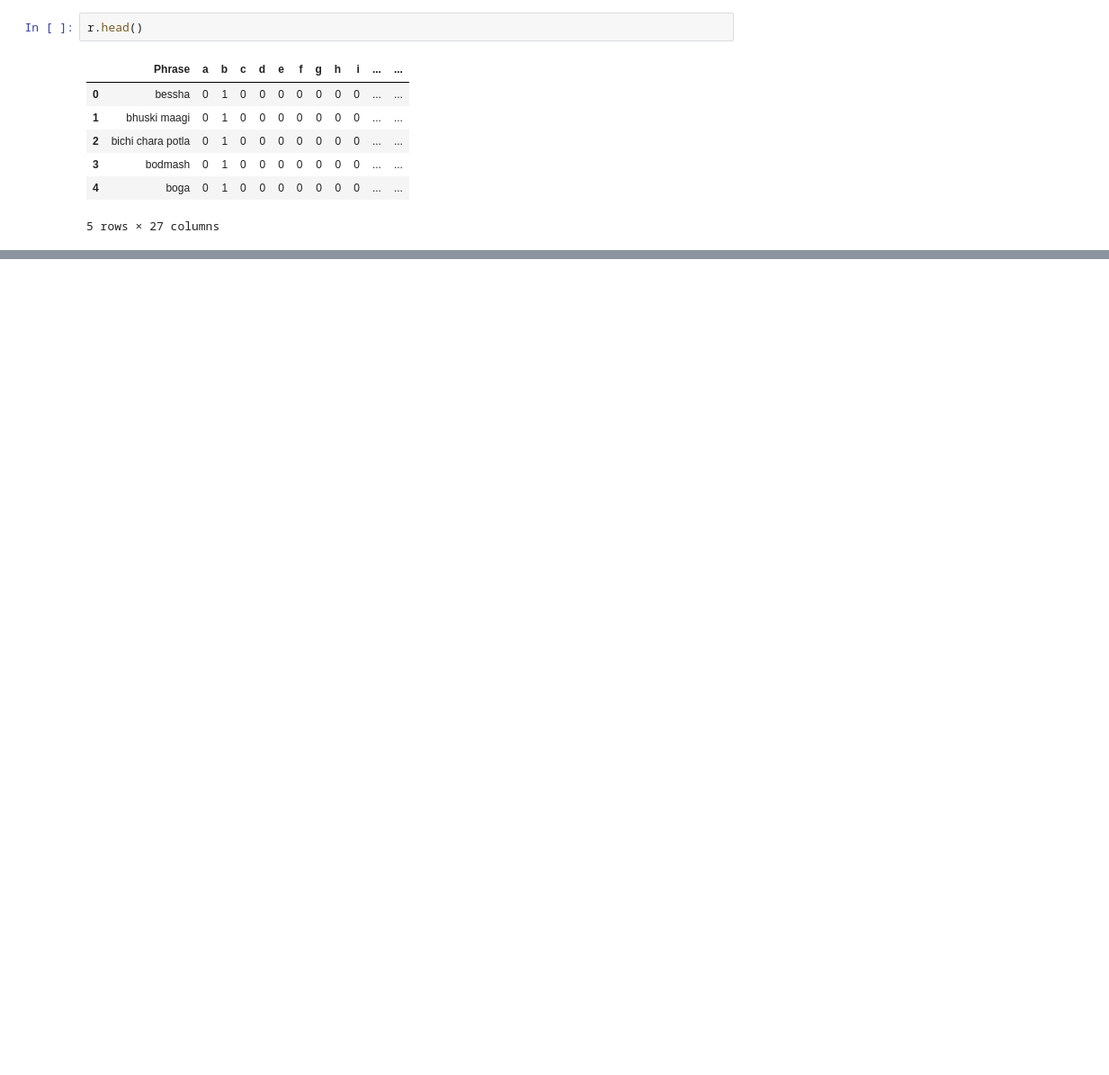
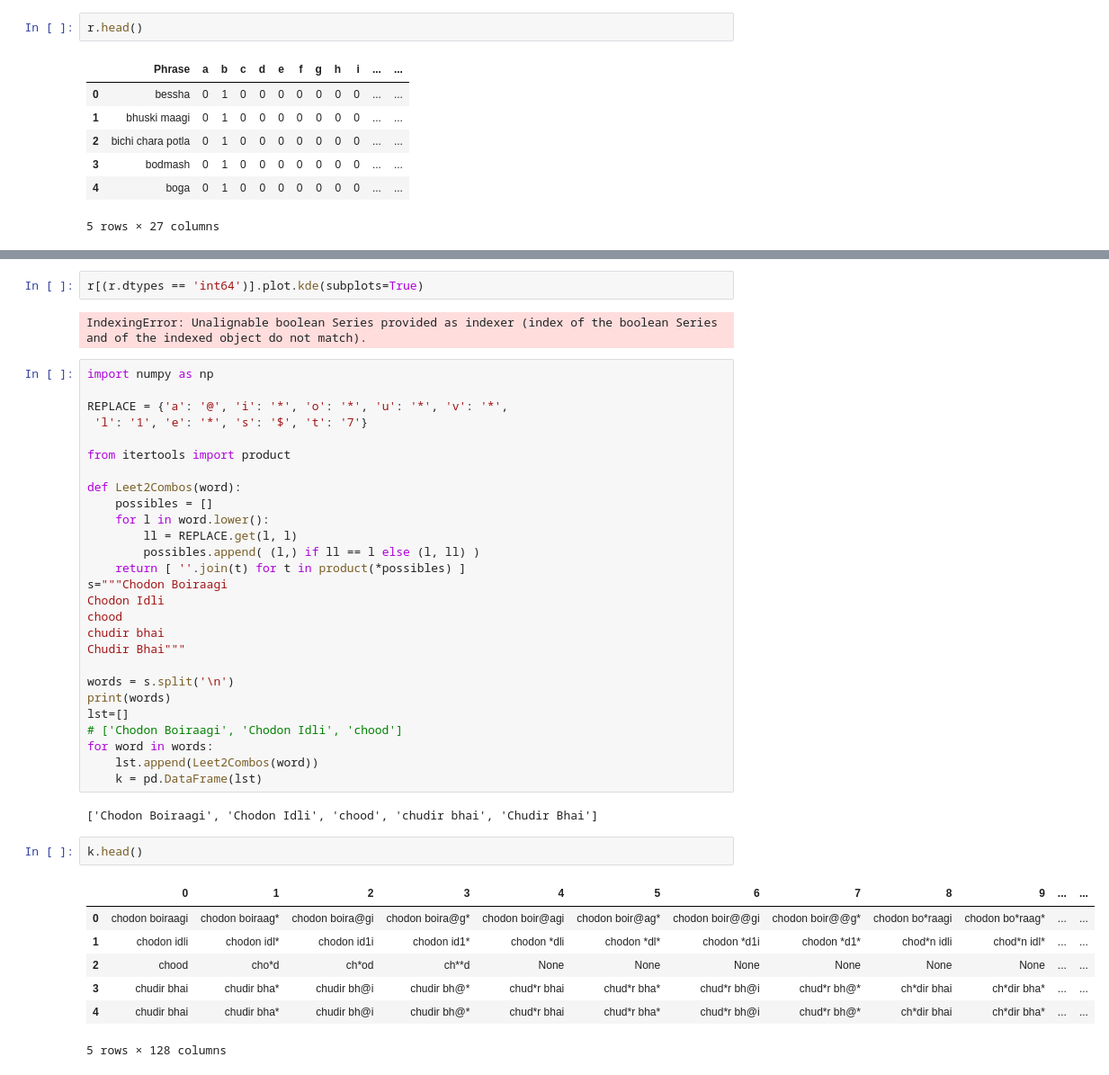
Before and after one commit to viveks-codes/IBW-Dataset, a Jupyter notebook: PrepAndMerge.ipynb, the cells around one changed output, grey strips where cells are left out. Shown at 90% size. Cells and saved outputs as stored; diff of their text form; blank space fills up the shorter version.

```diff
--- a/PrepAndMerge.ipynb
+++ b/PrepAndMerge.ipynb
@@ -312,0 +332,43 @@ r.shape
+# %%
+r[(r.dtypes == 'int64')].plot.kde(subplots=True)
+# %% [output]
+IndexingError: Unalignable boolean Series provided as indexer (index of the boolean Series and of the indexed object do not match).
+# %%
+import numpy as np
+
+REPLACE = {'a': '@', 'i': '*', 'o': '*', 'u': '*', 'v': '*',
+ 'l': '1', 'e': '*', 's': '$', 't': '7'}
+
+from itertools import product
+
+def Leet2Combos(word):
+    possibles = []
+    for l in word.lower():
+        ll = REPLACE.get(l, l)
+        possibles.append( (l,) if ll == l else (l, ll) )
+    return [ ''.join(t) for t in product(*possibles) ]
+s="""Chodon Boiraagi
+Chodon Idli
+chood
+chudir bhai
+Chudir Bhai"""
+
+words = s.split('\n')
+print(words)
+lst=[]
+# ['Chodon Boiraagi', 'Chodon Idli', 'chood']
+for word in words:
+    lst.append(Leet2Combos(word))
+    k = pd.DataFrame(lst)
+# %% [output]
+['Chodon Boiraagi', 'Chodon Idli', 'chood', 'chudir bhai', 'Chudir Bhai']
+# %%
+k.head()
+# %% [output]
+|  | 0 | 1 | 2 | 3 | 4 | 5 | 6 | 7 | 8 | 9 | ... | ... |
+| 0 | chodon boiraagi | chodon boiraag* | chodon boira@gi | chodon boira@g* | chodon boir@agi | chodon boir@ag* | chodon boir@@gi | chodon boir@@g* | chodon bo*raagi | chodon bo*raag* | ... | ... |
+| 1 | chodon idli | chodon idl* | chodon id1i | chodon id1* | chodon *dli | chodon *dl* | chodon *d1i | chodon *d1* | chod*n idli | chod*n idl* | ... | ... |
+| 2 | chood | cho*d | ch*od | ch**d | None | None | None | None | None | None | ... | ... |
+| 3 | chudir bhai | chudir bha* | chudir bh@i | chudir bh@* | chud*r bhai | chud*r bha* | chud*r bh@i | chud*r bh@* | ch*dir bhai | ch*dir bha* | ... | ... |
+| 4 | chudir bhai | chudir bha* | chudir bh@i | chudir bh@* | chud*r bhai | chud*r bha* | chud*r bh@i | chud*r bh@* | ch*dir bhai | ch*dir bha* | ... | ... |
+5 rows × 128 columns
```
Also changed, not shown: parts of 15 cells of this notebook.
